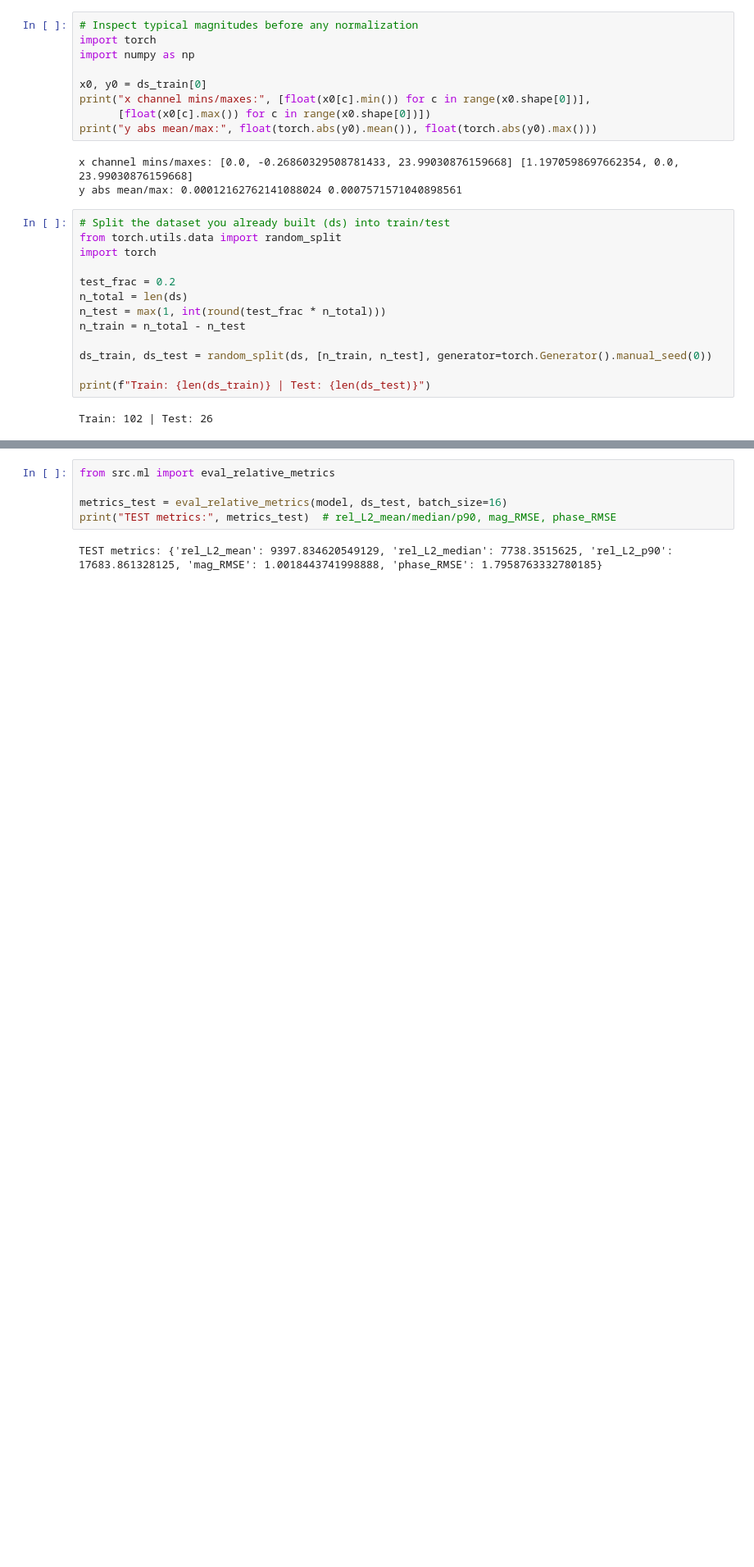
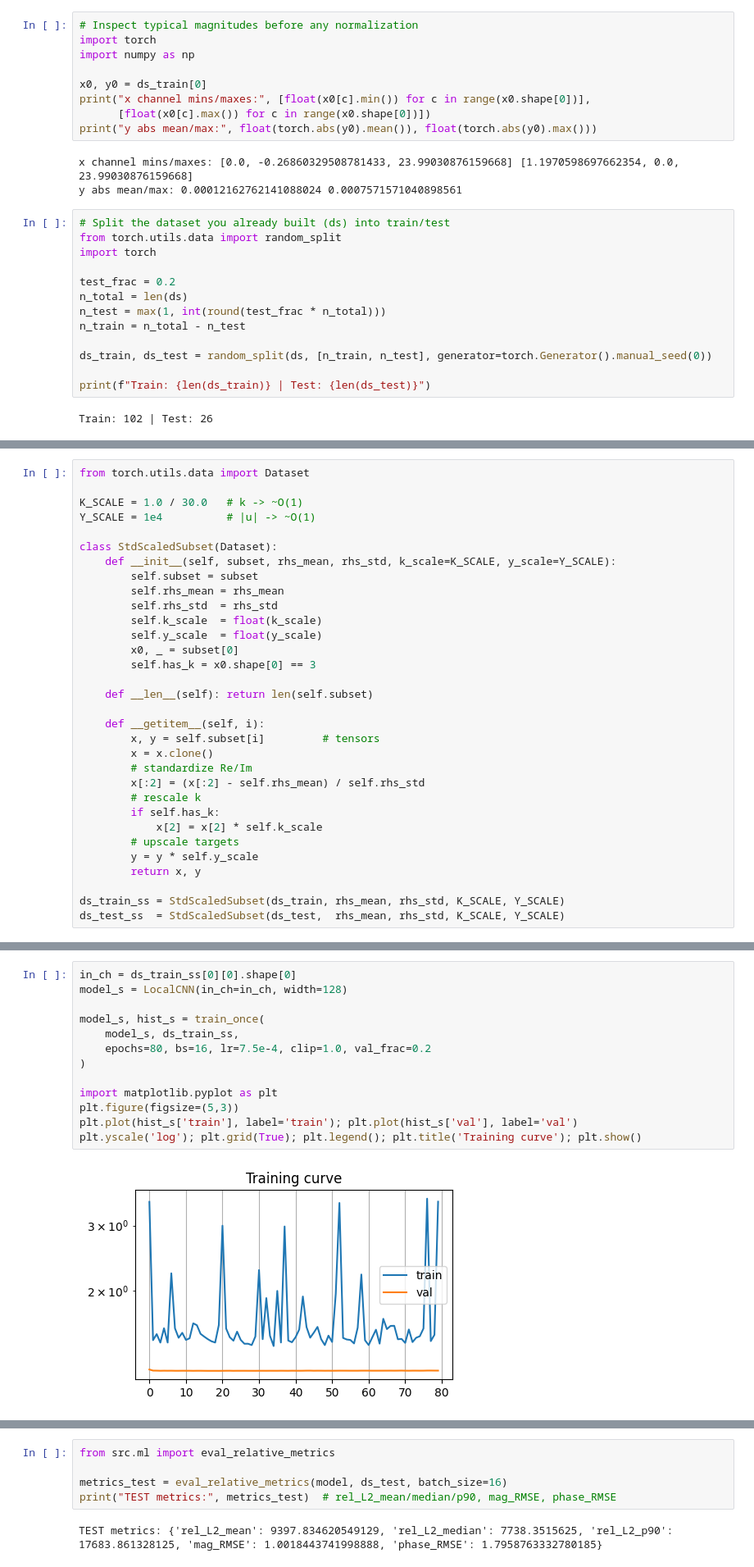
Before and after one commit to fkiewiet/FreqTransfer, a Jupyter notebook: notebooks/03_ml.ipynb, the cells around one changed output, grey strips where cells are left out. Shown: that part at 82% size. Drawn from its saved outputs; the diff is of its cells as text; blank space fills up the shorter version.

```diff
--- a/notebooks/03_ml.ipynb
+++ b/notebooks/03_ml.ipynb
@@ -254,0 +187,32 @@ model, history = train_model(
+# %%
+from torch.utils.data import Dataset
+
+K_SCALE = 1.0 / 30.0   # k -> ~O(1)
+Y_SCALE = 1e4          # |u| -> ~O(1)
+
+class StdScaledSubset(Dataset):
+    def __init__(self, subset, rhs_mean, rhs_std, k_scale=K_SCALE, y_scale=Y_SCALE):
+        self.subset = subset
+        self.rhs_mean = rhs_mean
+        self.rhs_std  = rhs_std
+        self.k_scale  = float(k_scale)
+        self.y_scale  = float(y_scale)
+        x0, _ = subset[0]
+        self.has_k = x0.shape[0] == 3
+
+    def __len__(self): return len(self.subset)
+
+    def __getitem__(self, i):
+        x, y = self.subset[i]         # tensors
+        x = x.clone()
+        # standardize Re/Im
+        x[:2] = (x[:2] - self.rhs_mean) / self.rhs_std
+        # rescale k
+        if self.has_k:
+            x[2] = x[2] * self.k_scale
+        # upscale targets
+        y = y * self.y_scale
+        return x, y
+
+ds_train_ss = StdScaledSubset(ds_train, rhs_mean, rhs_std, K_SCALE, Y_SCALE)
+ds_test_ss  = StdScaledSubset(ds_test,  rhs_mean, rhs_std, K_SCALE, Y_SCALE)
@@ -254,0 +272,15 @@ model, history = train_model(
+# %%
+in_ch = ds_train_ss[0][0].shape[0]
+model_s = LocalCNN(in_ch=in_ch, width=128)
+
+model_s, hist_s = train_once(
+    model_s, ds_train_ss,
+    epochs=80, bs=16, lr=7.5e-4, clip=1.0, val_frac=0.2
+)
+
+import matplotlib.pyplot as plt
+plt.figure(figsize=(5,3))
+plt.plot(hist_s['train'], label='train'); plt.plot(hist_s['val'], label='val')
+plt.yscale('log'); plt.grid(True); plt.legend(); plt.title('Training curve'); plt.show()
+# %% [output]
+[figure, added]
```
Also changed, not shown: parts of 18 cells of this notebook, 34 other files.
